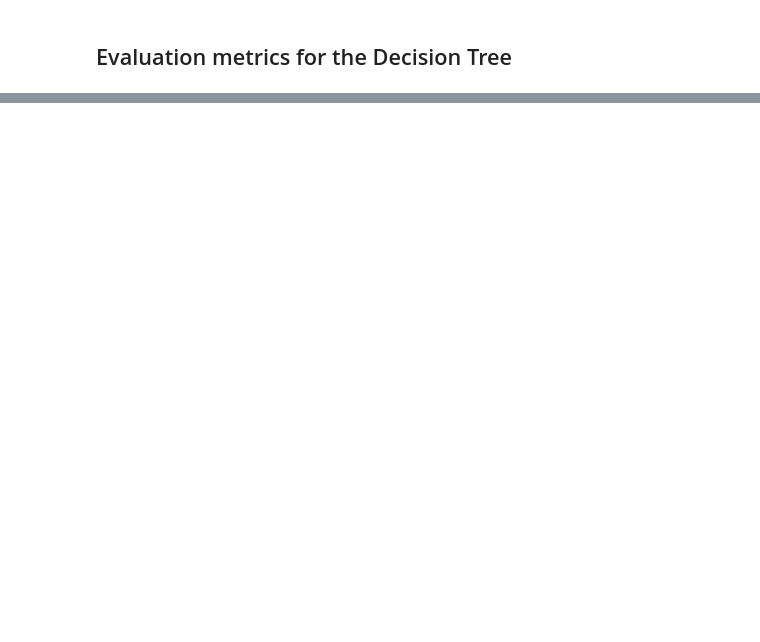
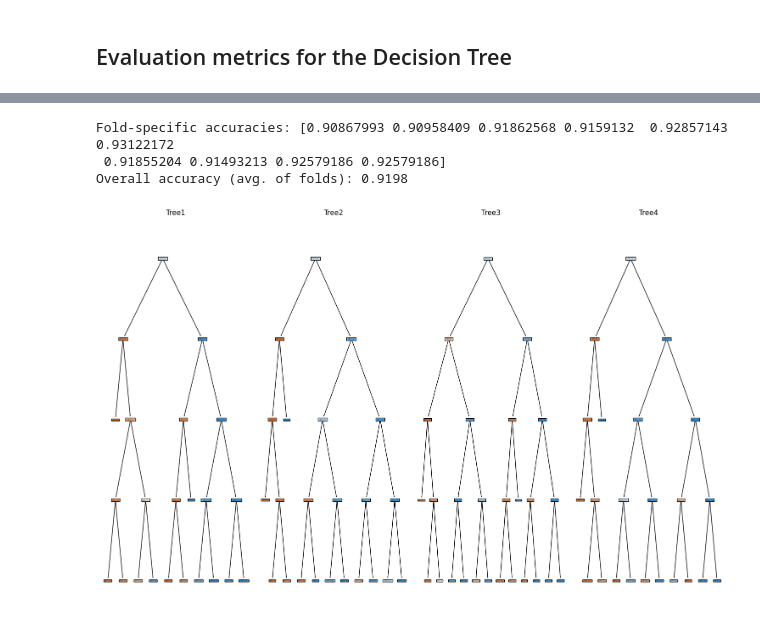
Before and after one commit to Jafestro/Data-Mallinnus, a Jupyter notebook: kidney/phishing_websites.ipynb, the cells around one changed output, grey strips where cells are left out. Drawn from its saved outputs; the diff is of its cells as text; code cells hidden in the pictures; blank space fills up the shorter version.

```diff
--- a/kidney/phishing_websites.ipynb
+++ b/kidney/phishing_websites.ipynb
@@ -89,0 +87,33 @@ weighted avg       0.92      0.92      0.92      2764
+# %%
+from sklearn.ensemble import RandomForestClassifier
+from sklearn.model_selection import cross_val_score
+
+# Create random forest classifier
+modelForest = RandomForestClassifier(n_estimators=100, max_depth=4 ,bootstrap=True, max_samples=0.7, max_features=0.75, random_state=123)
+modelForest.fit(X, y)
+
+cv_scores = cross_val_score(modelForest, X, y, cv=10)
+
+# Print results
+print(f'Fold-specific accuracies: {cv_scores}')
+print(f'Overall accuracy (avg. of folds): {cv_scores.mean():.4f}')
+# %% [output]
+Fold-specific accuracies: [0.90867993 0.90958409 0.91862568 0.9159132  0.92857143 0.93122172
+ 0.91855204 0.91493213 0.92579186 0.92579186]
+Overall accuracy (avg. of folds): 0.9198
+# %%
+number_of_trees = 4
+
+
+plt.figure(figsize=(15, 10))
+
+for i in range(number_of_trees):
+    plt.subplot(1, number_of_trees, i + 1)
+    plot_tree(modelForest.estimators_[i], filled=True,
+              feature_names=phishing_websites.feature_names, class_names=phishing_websites.target_names)
+    plt.title(f'Tree{i + 1}')
+
+plt.tight_layout()
+plt.show()
+# %% [output]
+[figure, added]
```
Also changed, not shown: parts of 8 cells of this notebook.
